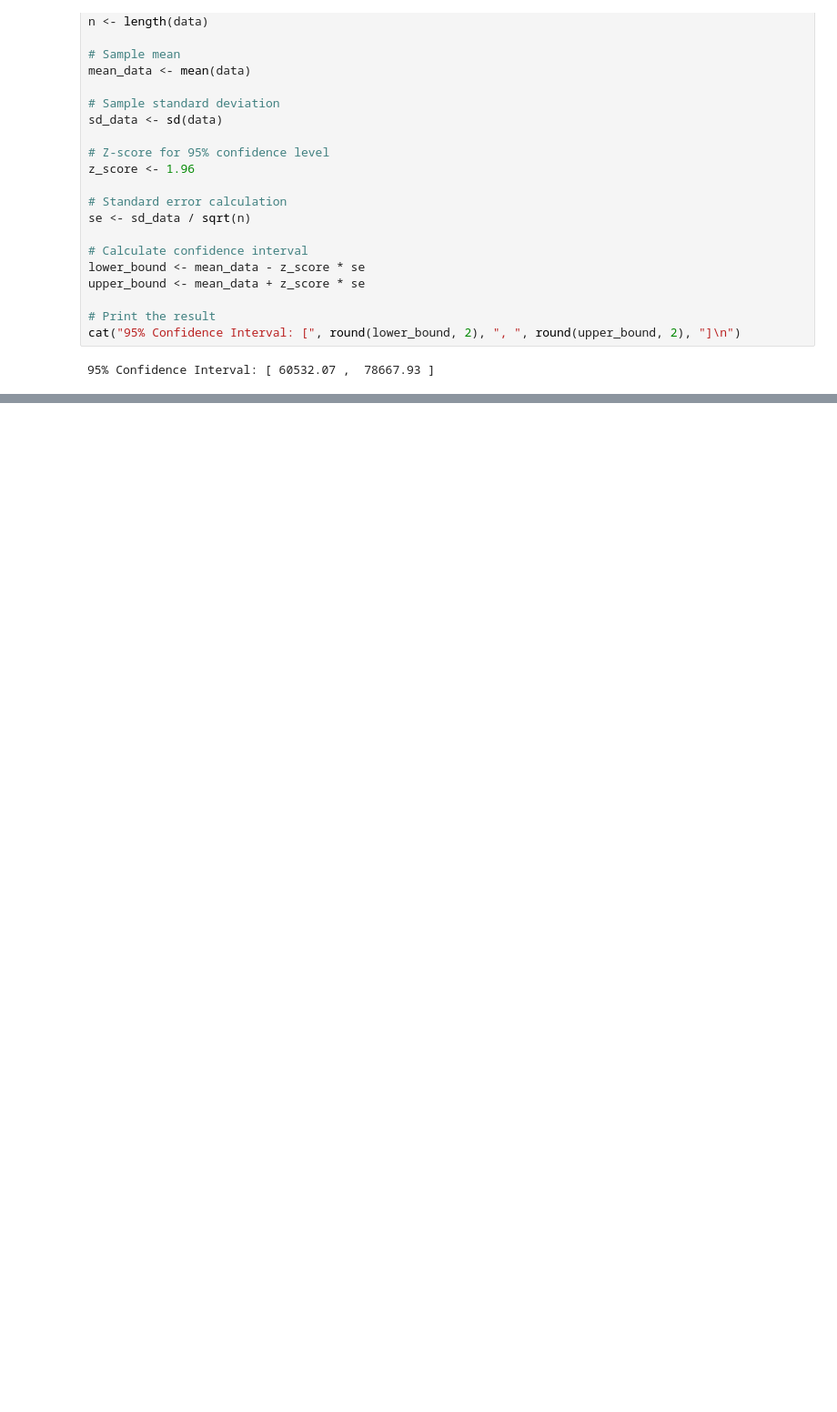
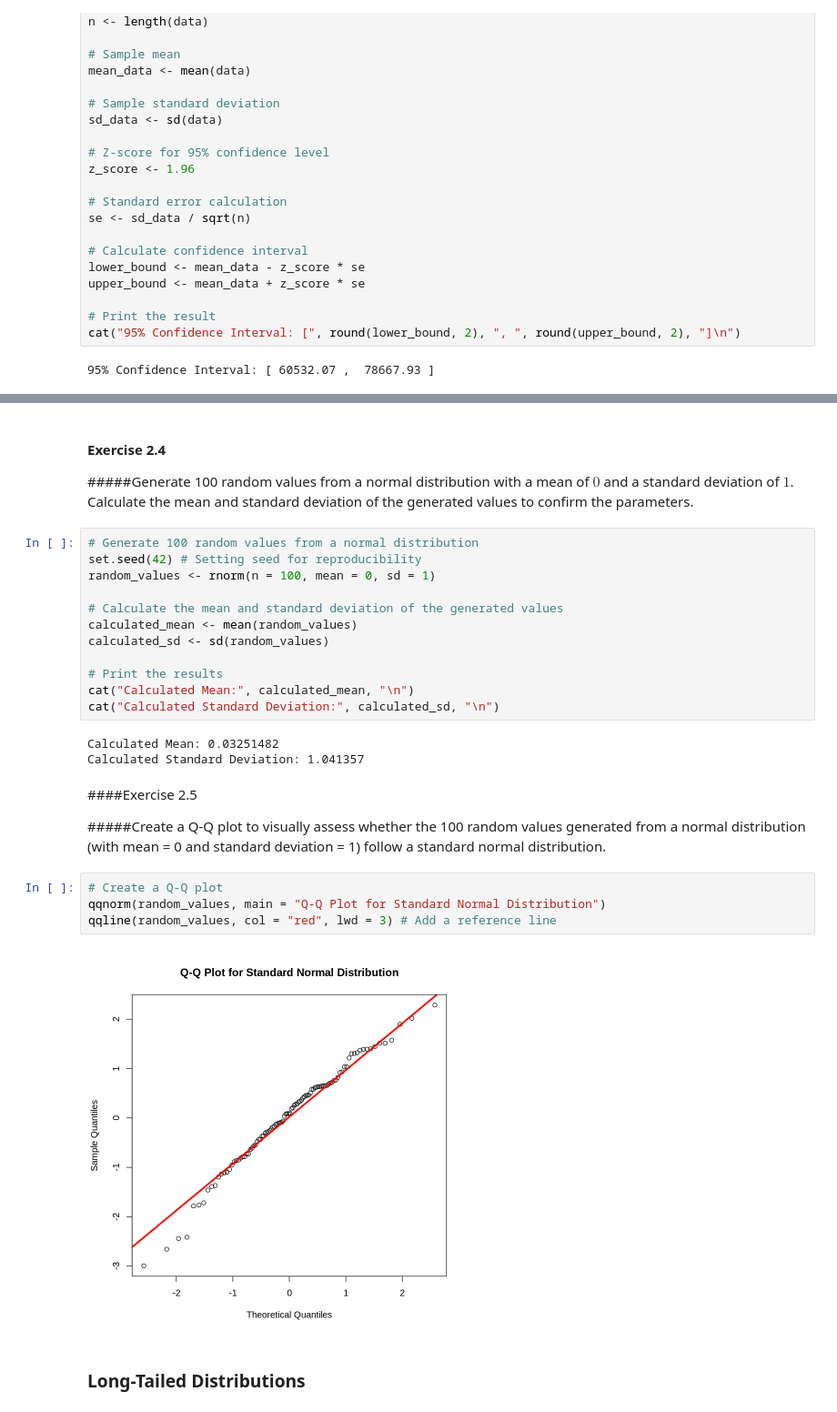
Before and after one commit to davidofitaly/notes_02_50_key_stats_ds, a Jupyter notebook: 02_chapter/01_raw_data.ipynb, the cells around one changed output, grey strips where cells are left out. Shown: that part at 91% size. Drawn from its saved outputs; the diff is of its cells as text; blank space fills up the shorter version.

```diff
--- a/02_chapter/01_raw_data.ipynb
+++ b/02_chapter/01_raw_data.ipynb
@@ -282,0 +339,32 @@ cat("95% Confidence Interval: [", round(lower_bound, 2), ", ", round(upper_bound
+# %% [markdown]
+#### Exercise 2.4
+
+
+#####Generate 100 random values from a normal distribution with a mean of $0$ and a standard deviation of $1$. Calculate the mean and standard deviation of the generated values to confirm the parameters.
+# %%
+# Generate 100 random values from a normal distribution
+set.seed(42) # Setting seed for reproducibility
+random_values <- rnorm(n = 100, mean = 0, sd = 1)
+
+# Calculate the mean and standard deviation of the generated values
+calculated_mean <- mean(random_values)
+calculated_sd <- sd(random_values)
+
+# Print the results
+cat("Calculated Mean:", calculated_mean, "\n")
+cat("Calculated Standard Deviation:", calculated_sd, "\n")
+# %% [output]
+Calculated Mean: 0.03251482
+Calculated Standard Deviation: 1.041357
+# %% [markdown]
+####Exercise 2.5
+
+#####Create a Q-Q plot to visually assess whether the 100 random values generated from a normal distribution (with mean = 0 and standard deviation = 1) follow a standard normal distribution.
+# %%
+# Create a Q-Q plot
+qqnorm(random_values, main = "Q-Q Plot for Standard Normal Distribution")
+qqline(random_values, col = "red", lwd = 3) # Add a reference line
+# %% [output]
+[figure, added]
+# %% [markdown]
+### Long-Tailed Distributions
```
Also changed, not shown: parts of 7 cells of this notebook.
